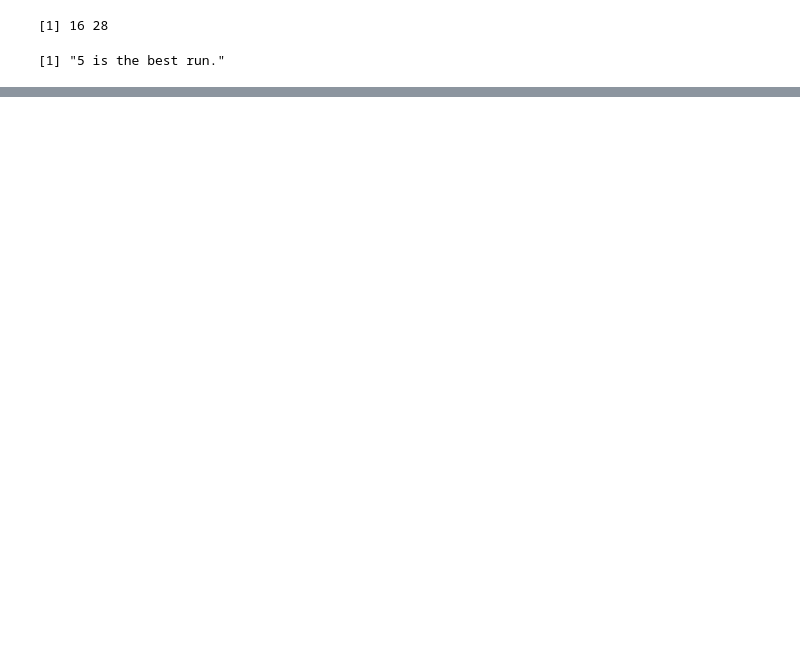
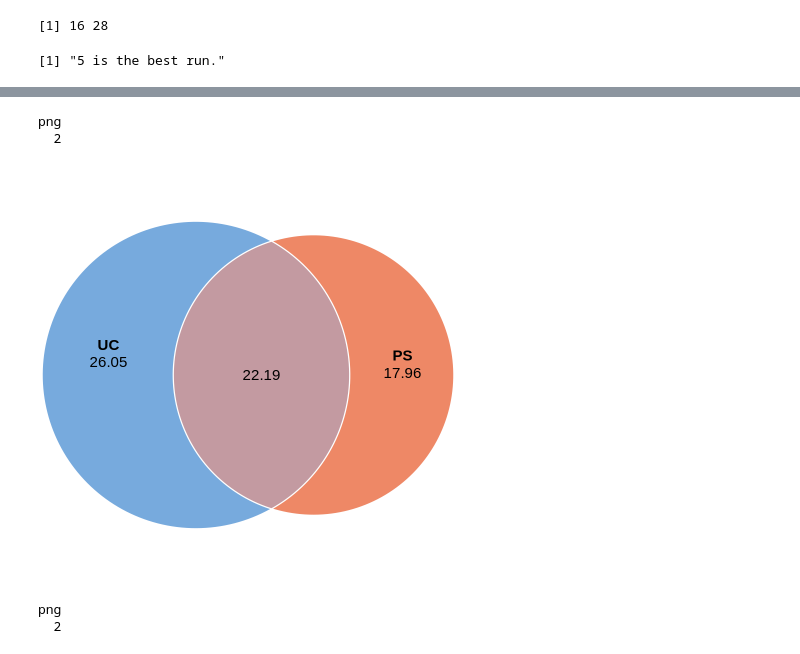
Before and after one commit to precimed/mix3r, a Jupyter notebook: euler.ipynb, the cells around one changed output, grey strips where cells are left out. Cells and saved outputs as stored; diff of their text form; code cells hidden in the pictures; blank space fills up the shorter version.

```diff
--- a/euler.ipynb
+++ b/euler.ipynb
@@ -172,0 +166,36 @@ A data.table: 1 × 28
+# %%
+# Plot
+outf = "figures/simu_maf1_diffusion2_sep12.euler.expected.draft.png"
+png(filename=outf, width=600, height=600, units="px", pointsize=12, bg="transparent", res=NA)
+plot(fit,
+     fills = list(fill=colors, alpha=0.8),
+     labels = list(labels=labels, col="black", fontsize=18),
+     edges = list(col="white", lex=2),
+     quantities = list(type="counts", cex=0.9, fontsize=18))
+dev.off()
+# %% [output]
+png
+  2
+# %%
+vec2plot = c("1"=round(factor*best$p_1,2),"2"=round(factor*best$p_2,2),"1&2"=round(factor*best$p_12,2))
+fit <- euler(vec2plot, input="union")
+plot(fit,
+     fills = list(fill=colors[c(1,2)], alpha=1),
+     labels = list(labels=labels[c(1,2)], col="black", fontsize=18),
+     edges = list(col="white", lex=2),
+     quantities = list(type="counts", fontsize=18))
+# %% [output]
+[figure, added]
+# %%
+# Plot
+outf = "figures/uc_ps.draft.model.euler.png"
+png(filename=outf, width=600, height=600, units="px", pointsize=12, bg="transparent", res=NA)
+plot(fit,
+     fills = list(fill=colors[c(1,2)], alpha=1),
+     labels = list(labels=labels[c(1,2)], col="black", fontsize=18),
+     edges = list(col="white", lex=2),
+     quantities = list(type="counts", fontsize=18))
+dev.off()
+# %% [output]
+png
+  2
```
Also changed, not shown: parts of 36 cells of this notebook.
